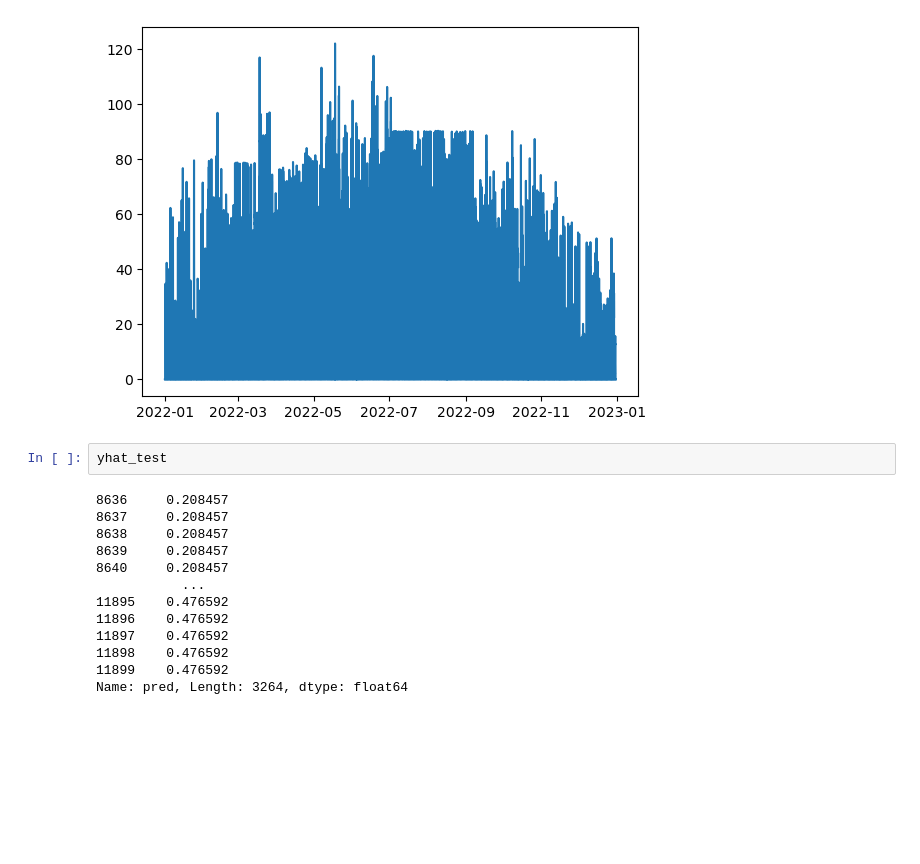
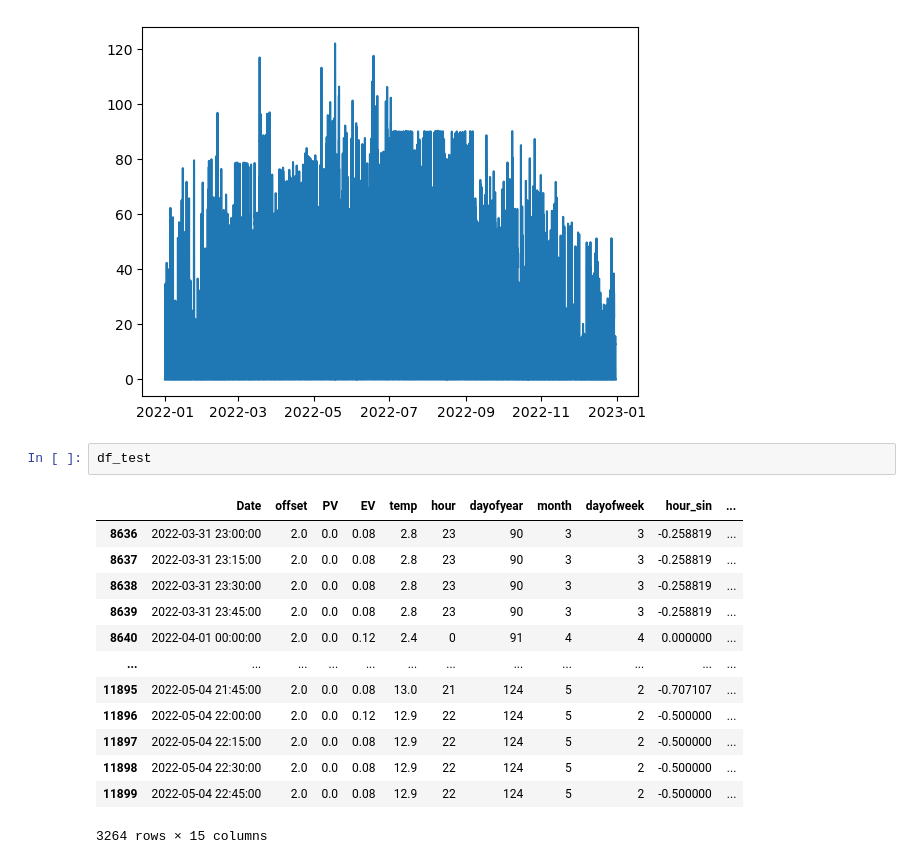
Before and after one commit to SpongeStark/Pre-PhD, a Jupyter notebook: demo/train_naive_PV_2022.ipynb, the cells around one changed output. Cells and saved outputs as stored; diff of their text form; blank space fills up the shorter version.

```diff
--- a/demo/train_naive_PV_2022.ipynb
+++ b/demo/train_naive_PV_2022.ipynb
@@ -290,17 +291,18 @@ plt.plot(dts_fix.Date.dt.tz_localize(None), dts_fix['PV'], label='Train')
 [<matplotlib.lines.Line2D at 0x...>]
 [figure]
 # %%
-yhat_test
+df_test
 # %% [output]
+|  | Date | offset | PV | EV | temp | hour | dayofyear | month | dayofweek | hour_sin | ... |
+| 8636 | 2022-03-31 23:00:00 | 2.0 | 0.0 | 0.08 | 2.8 | 23 | 90 | 3 | 3 | -0.258819 | ... |
+| 8637 | 2022-03-31 23:15:00 | 2.0 | 0.0 | 0.08 | 2.8 | 23 | 90 | 3 | 3 | -0.258819 | ... |
+| 8638 | 2022-03-31 23:30:00 | 2.0 | 0.0 | 0.08 | 2.8 | 23 | 90 | 3 | 3 | -0.258819 | ... |
+| 8639 | 2022-03-31 23:45:00 | 2.0 | 0.0 | 0.08 | 2.8 | 23 | 90 | 3 | 3 | -0.258819 | ... |
+| 8640 | 2022-04-01 00:00:00 | 2.0 | 0.0 | 0.12 | 2.4 | 0 | 91 | 4 | 4 | 0.000000 | ... |
+| ... | ... | ... | ... | ... | ... | ... | ... | ... | ... | ... | ... |
+| 11895 | 2022-05-04 21:45:00 | 2.0 | 0.0 | 0.08 | 13.0 | 21 | 124 | 5 | 2 | -0.707107 | ... |
+| 11896 | 2022-05-04 22:00:00 | 2.0 | 0.0 | 0.12 | 12.9 | 22 | 124 | 5 | 2 | -0.500000 | ... |
+| 11897 | 2022-05-04 22:15:00 | 2.0 | 0.0 | 0.08 | 12.9 | 22 | 124 | 5 | 2 | -0.500000 | ... |
+| 11898 | 2022-05-04 22:30:00 | 2.0 | 0.0 | 0.08 | 12.9 | 22 | 124 | 5 | 2 | -0.500000 | ... |
+| 11899 | 2022-05-04 22:45:00 | 2.0 | 0.0 | 0.08 | 12.9 | 22 | 124 | 5 | 2 | -0.500000 | ... |
-8636     0.208457
-8637     0.208457
-8638     0.208457
-8639     0.208457
-8640     0.208457
-           ...
-11895    0.476592
-11896    0.476592
-11897    0.476592
-11898    0.476592
-11899    0.476592
-Name: pred, Length: 3264, dtype: float64
+3264 rows × 15 columns
```
Also changed, not shown: parts of 1 cell of this notebook, 3 other files.
